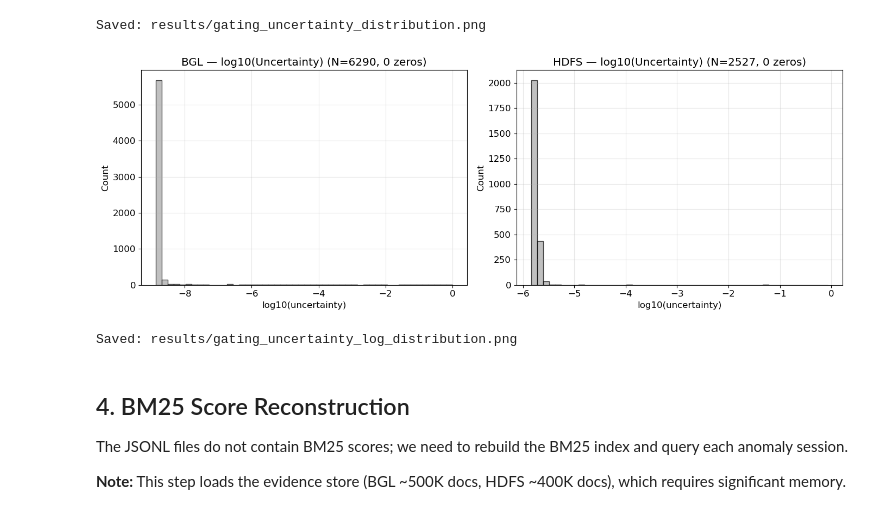
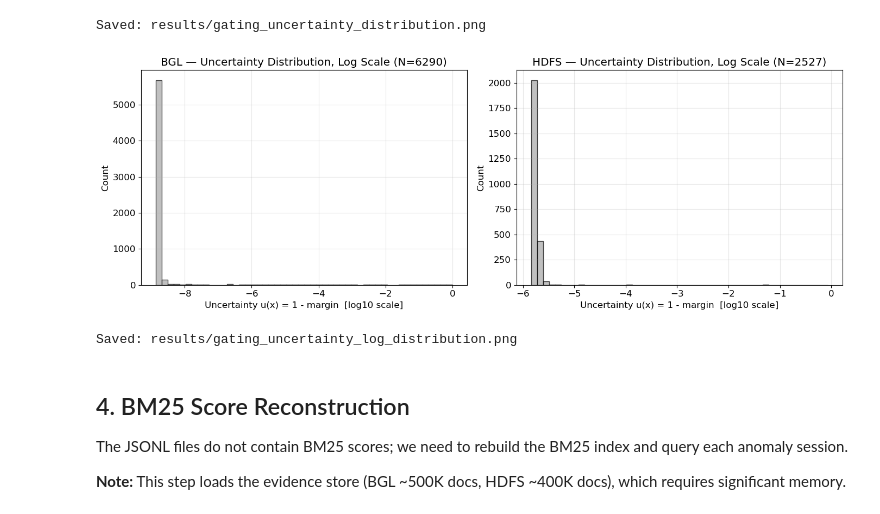
Before and after one commit to tw13023/agentic-log-explanations, a Jupyter notebook: notebooks/07_gating_analysis.ipynb, the cells around one changed output. Drawn from its saved outputs; the diff is of its cells as text; code cells hidden in the pictures.

```diff
--- a/notebooks/07_gating_analysis.ipynb
+++ b/notebooks/07_gating_analysis.ipynb
@@ -183,21 +183,21 @@ Saved: results/gating_uncertainty_distribution.png
 # %%
 # Detailed margin histogram with log scale (to see tail behavior)
 fig, axes = plt.subplots(1, 2, figsize=(14, 5))
 
 for ax, df, name in [(axes[0], df_bgl, 'BGL'), (axes[1], df_hdfs, 'HDFS')]:
     u = 1 - df['margin']
     u_nonzero = u[u > 0]
     ax.hist(np.log10(u_nonzero), bins=50, edgecolor='black', alpha=0.7, color='0.65')
-    ax.set_xlabel('log10(uncertainty)')
+    ax.set_xlabel('Uncertainty u(x) = 1 - margin  [log10 scale]')
     ax.set_ylabel('Count')
-    ax.set_title(f'{name} — log10(Uncertainty) (N={len(u_nonzero)}, {len(u)-len(u_nonzero)} zeros)')
+    ax.set_title(f'{name} — Uncertainty Distribution, Log Scale (N={len(df)})')
 
 plt.tight_layout()
 plt.savefig(PROJECT_ROOT / 'results' / 'gating_uncertainty_log_distribution.png', dpi=600, bbox_inches='tight')
 plt.show()
 print("Saved: results/gating_uncertainty_log_distribution.png")
 # %% [output]
-[figure, old version]
+[figure, new version]
 Saved: results/gating_uncertainty_log_distribution.png
 # %% [markdown]
 ## 4. BM25 Score Reconstruction
```
Also changed, not shown: parts of 1 cell of this notebook, 3 other files.
